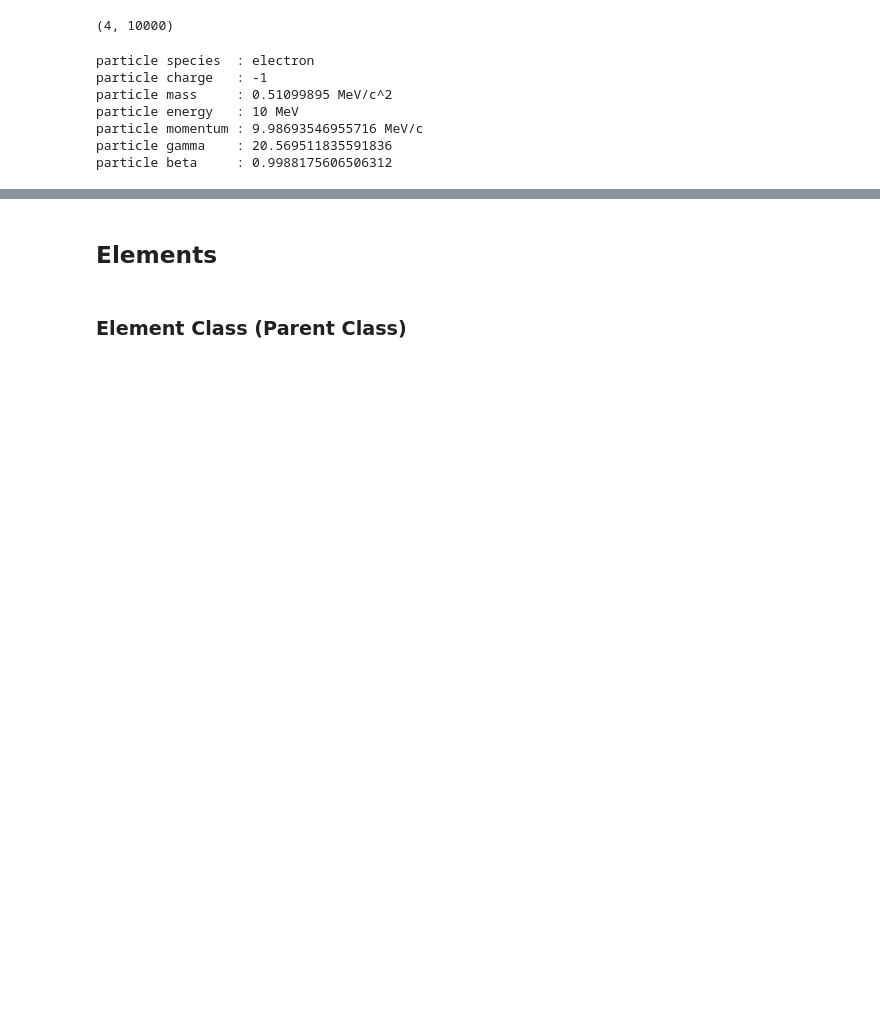
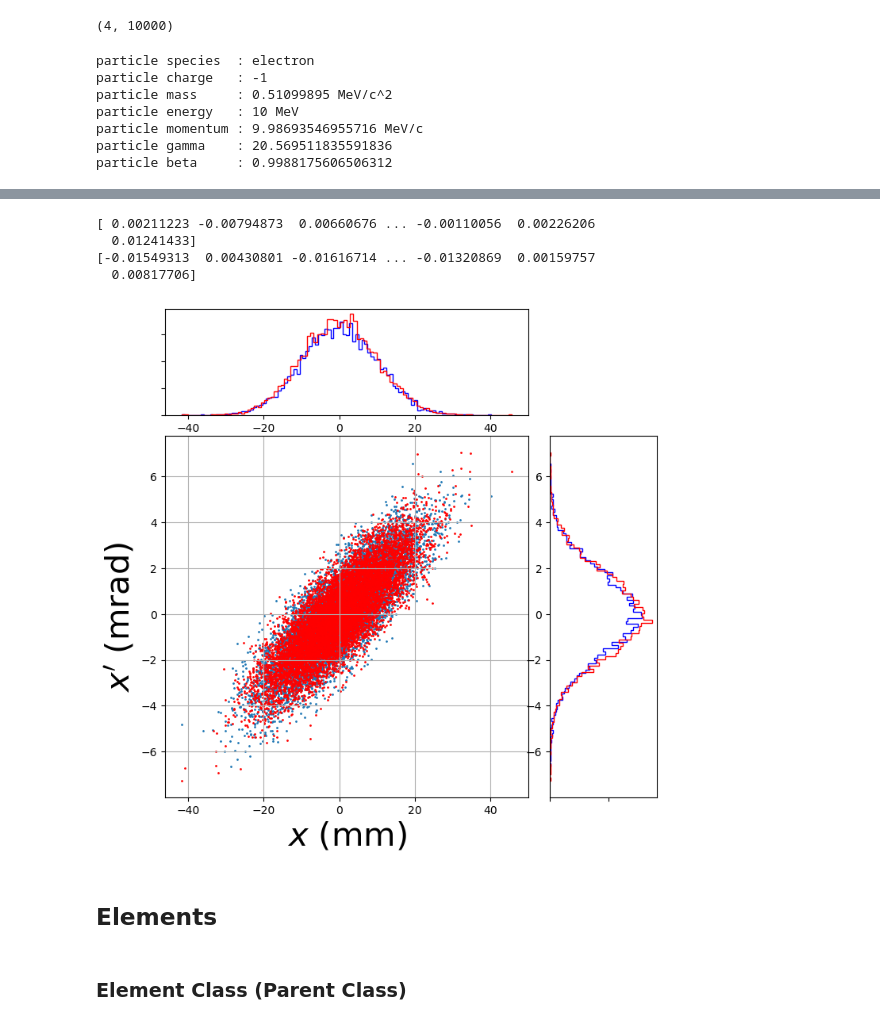
Before and after one commit to pylimons/pylimons, a Jupyter notebook: simulation.ipynb, the cells around one changed output, grey strips where cells are left out. Cells and saved outputs as stored; diff of their text form; code cells hidden in the pictures; blank space fills up the shorter version.

```diff
--- a/simulation.ipynb
+++ b/simulation.ipynb
@@ -132,3 +149,41 @@ plt.show()
+# %%
+bunch2 = Bunch('electron', beam_energy, dim, num_particles, twiss_x, twiss_y)
+particles2 = bunch2.generate_transverse_matched_beam_distribution(seed=12234)
+nx = particles2[0,:]
+nxp = particles2[1,:]
+# %%
+print (x)
+print (nx)
+# %% [output]
+[ 0.00211223 -0.00794873  0.00660676 ... -0.00110056  0.00226206
+  0.01241433]
+[-0.01549313  0.00430801 -0.01616714 ... -0.01320869  0.00159757
+  0.00817706]
+# %%
+fig = plt.figure(figsize=(8,8))
+
+grid = plt.GridSpec(4, 4, hspace=0.2, wspace=0.2)
+main_ax = fig.add_subplot(grid[1:,:3])
+x_hist = fig.add_subplot(grid[0,:3], yticklabels=[], sharex=main_ax)
+y_hist = fig.add_subplot(grid[1:,3], xticklabels=[], sharey=main_ax)
+
+# scatter points on the main axes
+main_ax.scatter(x*1e3, xp*1e3, s=1)#, 'ob', markersize=3, alpha=0.2)
+main_ax.scatter(nx*1e3, nxp*1e3, s=1, c='r')#, 'ob', markersize=3, alpha=0.2)
+main_ax.set_xlabel(r'$x$ (mm)', fontsize=30)
+main_ax.set_ylabel(r'$x^{\prime}$ (mrad)', fontsize=30)
+main_ax.grid()
+
+# histogram on the attached axes
+x_hist.hist(x*1e3, 100, histtype='step', orientation='vertical', color='b')
+y_hist.hist(xp*1e3, 100, histtype='step', orientation='horizontal', color='b')
+
+x_hist.hist(nx*1e3, 100, histtype='step', orientation='vertical', color='r')
+y_hist.hist(nxp*1e3, 100, histtype='step', orientation='horizontal', color='r')
+
+plt.show()
+# %% [output]
+[figure, added]
 # %% [markdown]
 ## Elements
 # %% [markdown]
```
Also changed, not shown: parts of 181 cells of this notebook.
